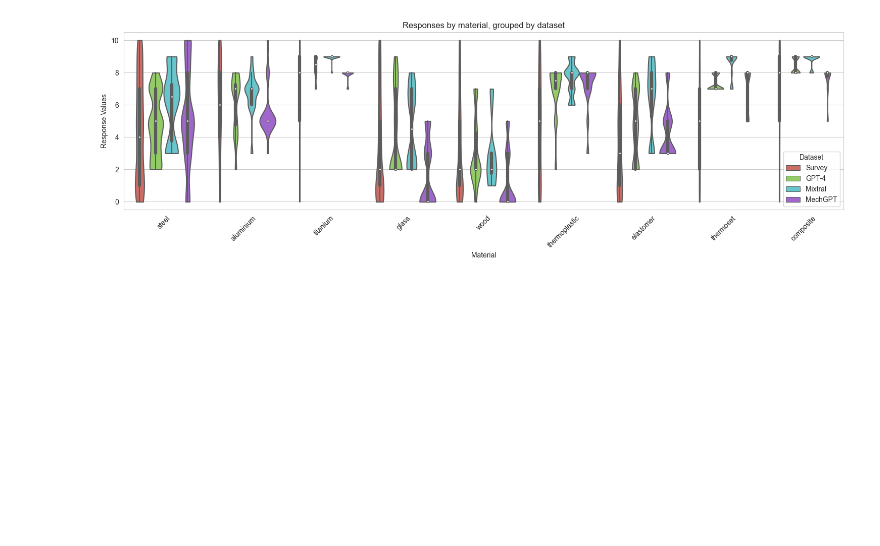
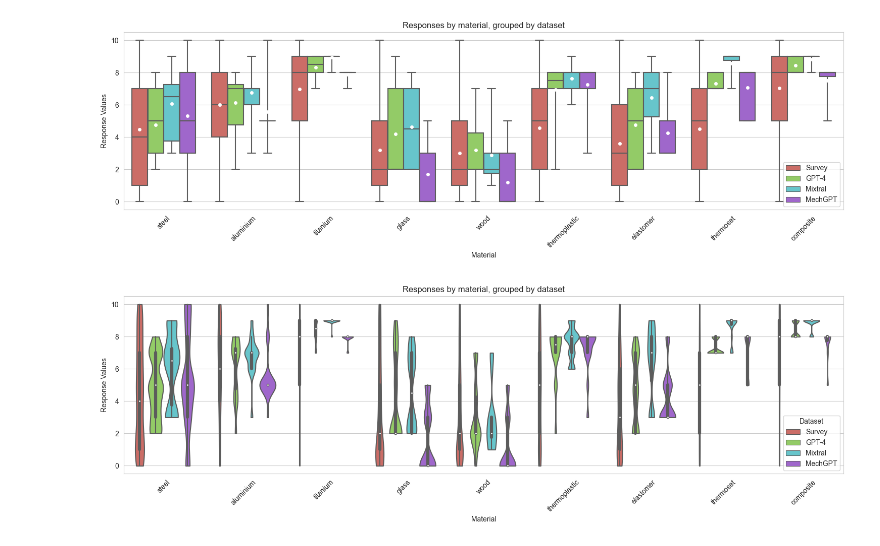
Before and after one commit to grndnl/llm_material_selection_jcise, a Jupyter notebook: evaluation/aggregate_results.ipynb, the cells around one changed output. Saved outputs shown, nothing was run; the diff lists cells and outputs as text; code cells hidden in the pictures; blank space fills up the shorter version.

```diff
--- a/evaluation/aggregate_results.ipynb
+++ b/evaluation/aggregate_results.ipynb
@@ -38,3 +63,27 @@ plt.show()
+# %%
+# Recreate the box and whisker plot with updated dataset names and excluding outliers
+plt.figure(figsize=(15, 5))
+sns.boxplot(data=combined_df, x='material', y='response', hue='Dataset',
+            palette='hls', showmeans=True,
+            meanprops={'marker':'o',
+                       'markerfacecolor':'white',
+                       'markeredgecolor':'white',
+                       'markersize':'4'}, whis=(0, 100),
+             showfliers=False)
+
+plt.title('Responses by material, grouped by dataset')
+plt.ylabel('Response Values')
+plt.xlabel('Material')
+plt.legend(title='Dataset')
+plt.xticks(rotation=45)
+#specify legend location
+plt.legend(loc='lower right')
+# save figure without cropping the labels
+plt.tight_layout()
+# plt.savefig('responses_by_material_grouped_by_dataset.pdf')
+plt.show()
+# %% [output]
+[figure, added]
 # %%
 # make a violin plot
 plt.figure(figsize=(15, 5))
```
Also changed, not shown: parts of 7 cells of this notebook, 12 other files.
